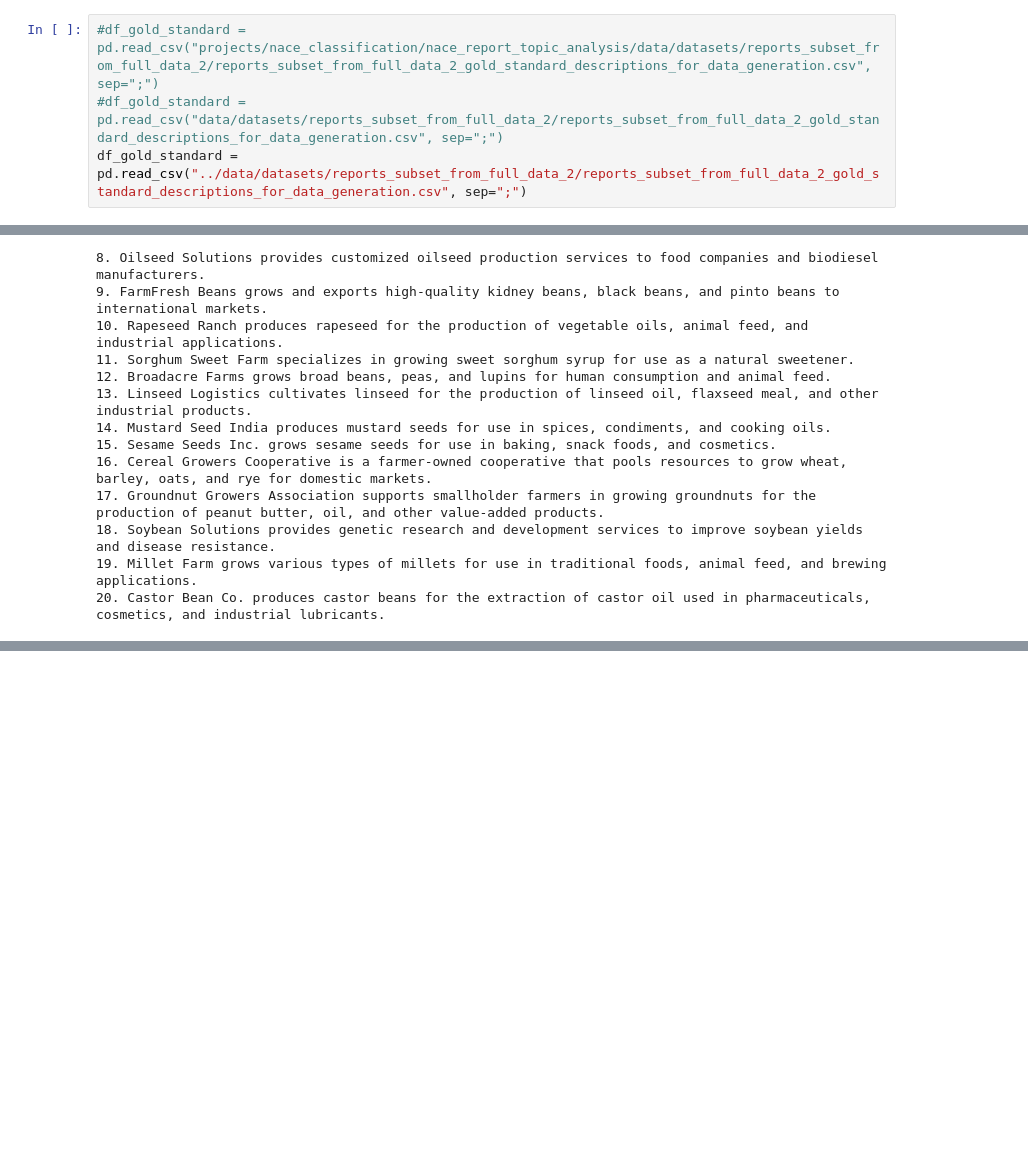
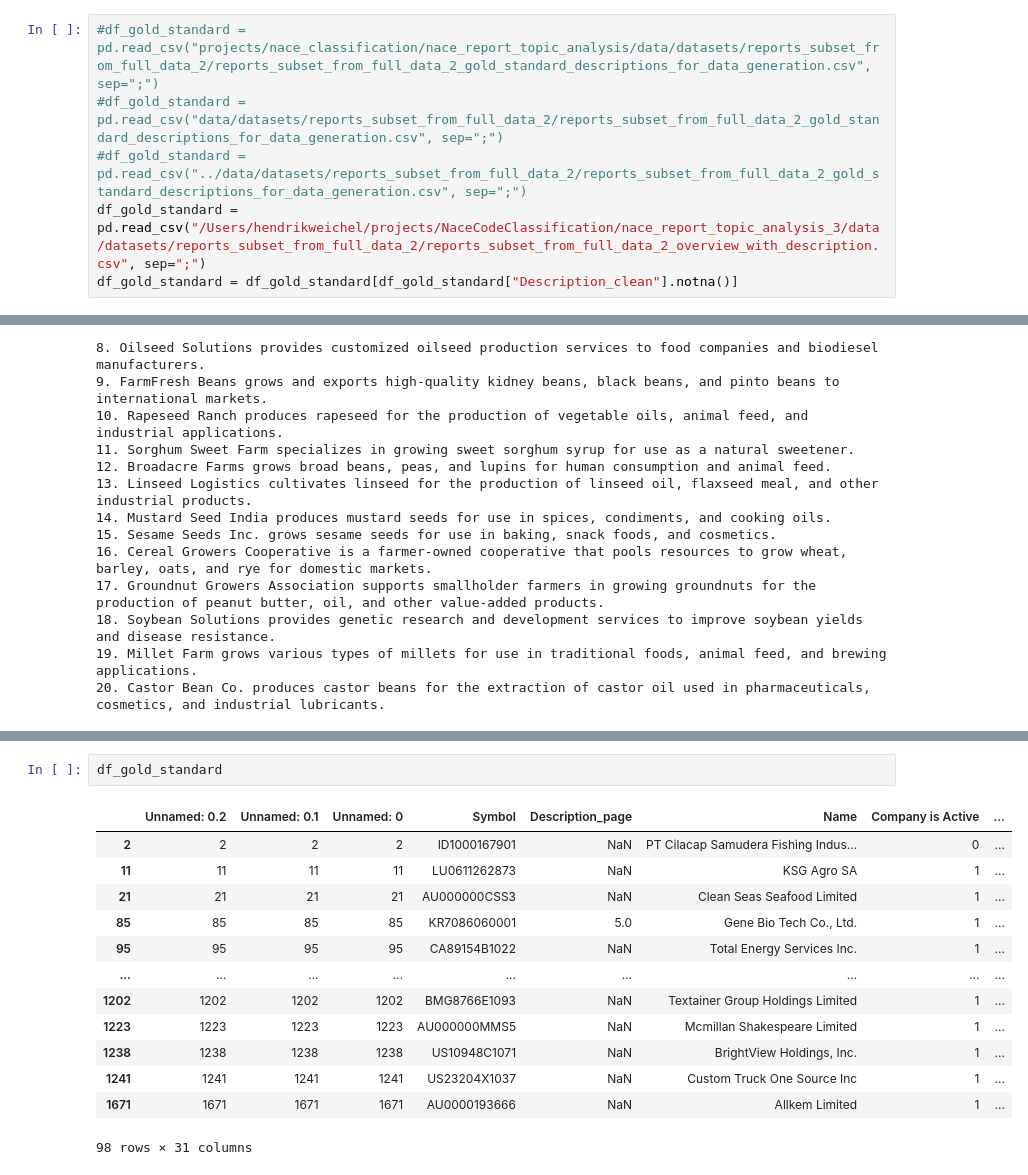
Before and after one commit to hendrikweichel/nace_report_topic_analysis, a Jupyter notebook: generate_synthetic_data/generate_synthetic_data_topics_level_4_best.ipynb, the cells around one changed output, grey strips where cells are left out. Drawn from its saved outputs; the diff is of its cells as text; blank space fills up the shorter version.

```diff
--- a/generate_synthetic_data/generate_synthetic_data_topics_level_4_best.ipynb
+++ b/generate_synthetic_data/generate_synthetic_data_topics_level_4_best.ipynb
@@ -148,7 +130,9 @@ gold_standard = []
 # %%
 #df_gold_standard = pd.read_csv("projects/nace_classification/nace_report_topic_analysis/data/datasets/reports_subset_from_full_data_2/reports_subset_from_full_data_2_gold_standard_descriptions_for_data_generation.csv", sep=";")
 #df_gold_standard = pd.read_csv("data/datasets/reports_subset_from_full_data_2/reports_subset_from_full_data_2_gold_standard_descriptions_for_data_generation.csv", sep=";")
-df_gold_standard = pd.read_csv("../data/datasets/reports_subset_from_full_data_2/reports_subset_from_full_data_2_gold_standard_descriptions_for_data_generation.csv", sep=";")
+#df_gold_standard = pd.read_csv("../data/datasets/reports_subset_from_full_data_2/reports_subset_from_full_data_2_gold_standard_descriptions_for_data_generation.csv", sep=";")
+df_gold_standard = pd.read_csv("/Users/hendrikweichel/projects/NaceCodeClassification/nace_report_topic_analysis_3/data/datasets/reports_subset_from_full_data_2/reports_subset_from_full_data_2_overview_with_description.csv", sep=";")
+df_gold_standard = df_gold_standard[df_gold_standard["Description_clean"].notna()]
 # %% [markdown]
 ### Hyperparams
 # %%
@@ -682,0 +728,16 @@ print(response.content)
+# %%
+df_gold_standard
+# %% [output]
+|  | Unnamed: 0.2 | Unnamed: 0.1 | Unnamed: 0 | Symbol | Description_page | Name | Company is Active | ... |
+| 2 | 2 | 2 | 2 | ID1000167901 | NaN | PT Cilacap Samudera Fishing Indus... | 0 | ... |
+| 11 | 11 | 11 | 11 | LU0611262873 | NaN | KSG Agro SA | 1 | ... |
+| 21 | 21 | 21 | 21 | AU000000CSS3 | NaN | Clean Seas Seafood Limited | 1 | ... |
+| 85 | 85 | 85 | 85 | KR7086060001 | 5.0 | Gene Bio Tech Co., Ltd. | 1 | ... |
+| 95 | 95 | 95 | 95 | CA89154B1022 | NaN | Total Energy Services Inc. | 1 | ... |
+| ... | ... | ... | ... | ... | ... | ... | ... | ... |
+| 1202 | 1202 | 1202 | 1202 | BMG8766E1093 | NaN | Textainer Group Holdings Limited | 1 | ... |
+| 1223 | 1223 | 1223 | 1223 | AU000000MMS5 | NaN | Mcmillan Shakespeare Limited | 1 | ... |
+| 1238 | 1238 | 1238 | 1238 | US10948C1071 | NaN | BrightView Holdings, Inc. | 1 | ... |
+| 1241 | 1241 | 1241 | 1241 | US23204X1037 | NaN | Custom Truck One Source Inc | 1 | ... |
+| 1671 | 1671 | 1671 | 1671 | AU0000193666 | NaN | Allkem Limited | 1 | ... |
+98 rows × 31 columns
```
Also changed, not shown: parts of 20 cells of this notebook, 9 other files.
